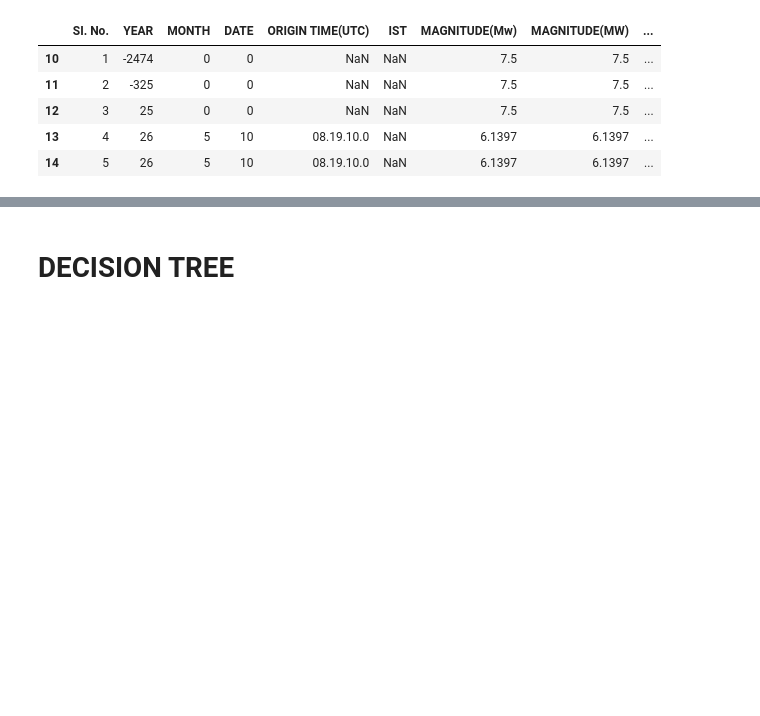
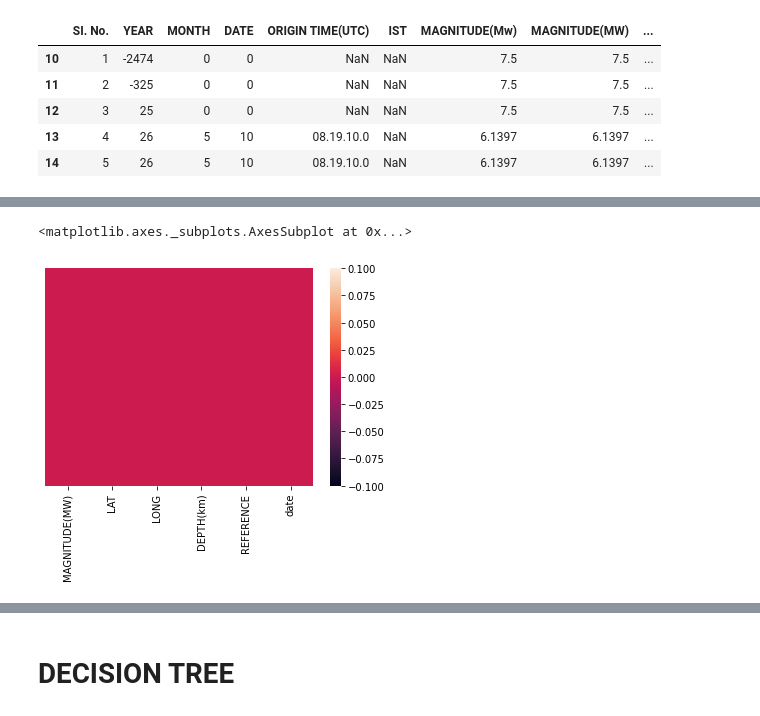
Before and after one commit to navaneet625/Earthquake-Data-Analysis-and-Classification, a Jupyter notebook: Classification.ipynb, the cells around one changed output, grey strips where cells are left out. Cells and saved outputs as stored; diff of their text form; code cells hidden in the pictures; blank space fills up the shorter version.

```diff
--- a/Classification.ipynb
+++ b/Classification.ipynb
@@ -288,0 +221,9 @@ from sklearn.metrics import confusion_matrix,plot_confusion_matrix
+# %%
+df['LAT'] = df['LAT'].replace({'-':'',',':'', ' ':'', 'N':'','°':'','\?':'','S':'-'}, regex=True)
+df['LONG'] = df['LONG'].replace({'-':'',',':'' ,' ':'', 'E': '','°':'','\?':'','S':'','W':'-'}, regex=True)
+# %%
+df['LAT']=df['LAT'].apply(correct_LATandLONG)
+df['LONG']=df['LONG'].apply(correct_LATandLONG)
+# %%
+df['LAT'] = df['LAT'].fillna(0)
+df['LONG'] = df['LONG'].fillna(0)
@@ -288,0 +248,2 @@ from sklearn.metrics import confusion_matrix,plot_confusion_matrix
+# %%
+df['date'] = df['date'].values.astype(float)
@@ -288,0 +259,5 @@ from sklearn.metrics import confusion_matrix,plot_confusion_matrix
+# %%
+sns.heatmap(df.isnull(),yticklabels = False)
+# %% [output]
+<matplotlib.axes._subplots.AxesSubplot at 0x...>
+[figure, added]
```
Also changed, not shown: parts of 139 cells of this notebook.
